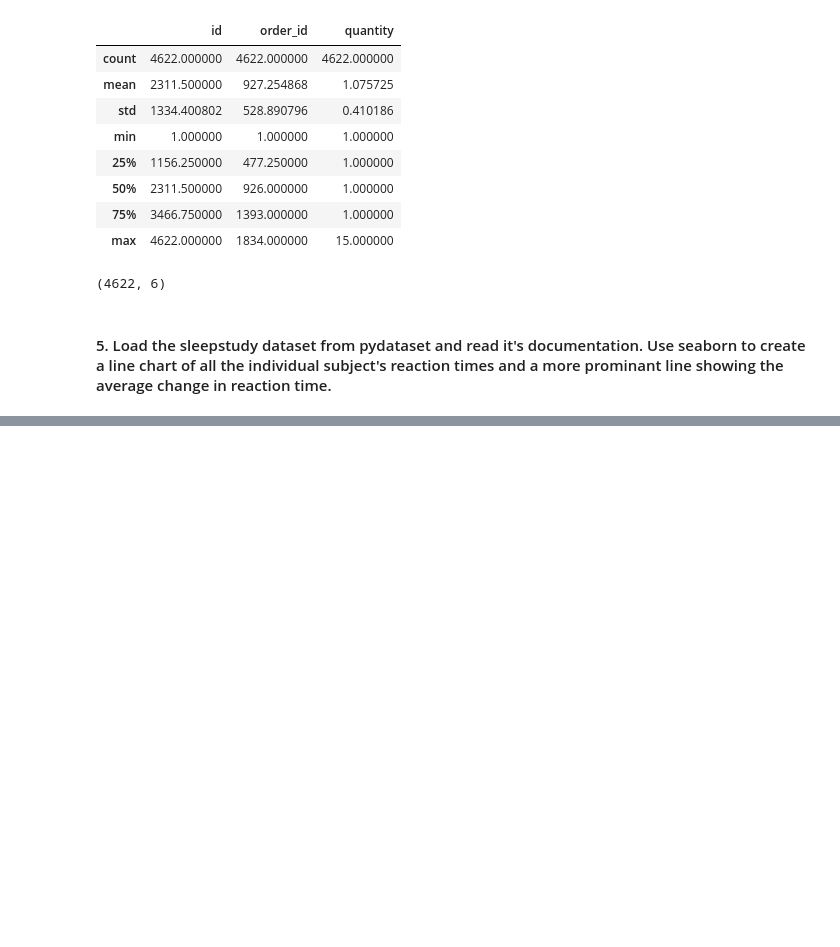
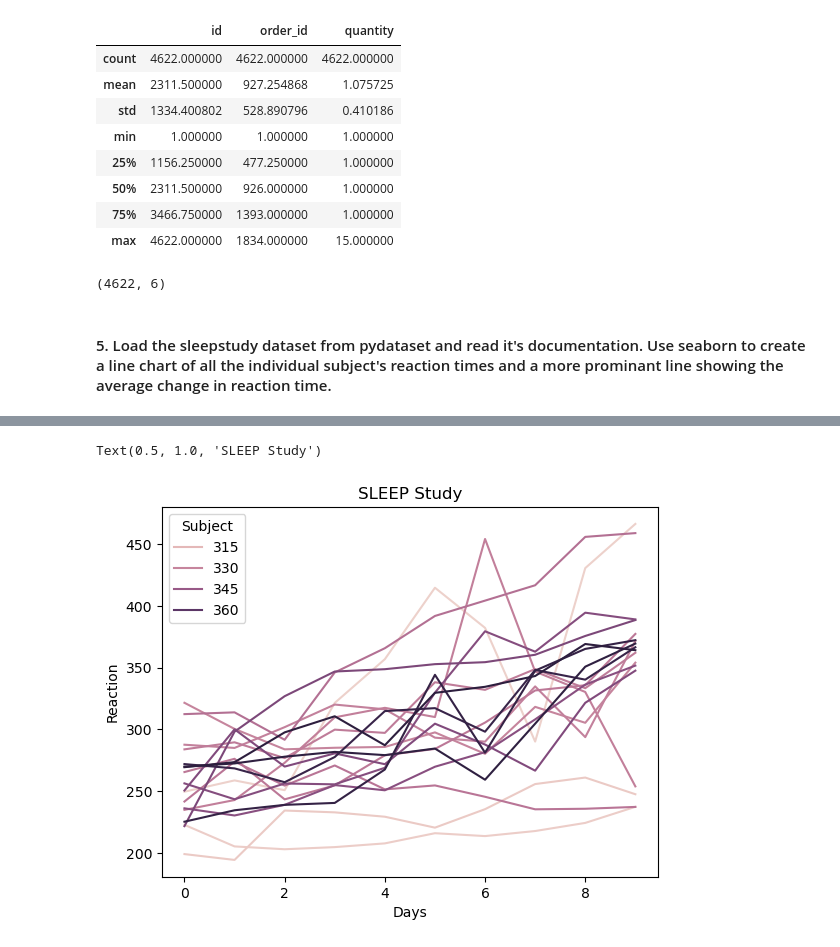
Before and after one commit to annie-carter/numpy-pandas-visualization-exercises, a Jupyter notebook: seaborn_exercises.ipynb, the cells around one changed output, grey strips where cells are left out. Saved outputs shown, nothing was run; the diff lists cells and outputs as text; code cells hidden in the pictures; blank space fills up the shorter version.

```diff
--- a/seaborn_exercises.ipynb
+++ b/seaborn_exercises.ipynb
@@ -290,3 +290,8 @@ most_rev = sum('item_price'* 'quanity')
 # top_four
 # %% [markdown]
 #### 5. Load the sleepstudy dataset from pydataset and read it's documentation. Use seaborn to create a line chart of all the individual subject's reaction times and a more prominant line showing the average change in reaction time.
+# %%
+from pydataset import data
+
+sleepstudy = data("sleepstudy")
+print(sleepstudy.dtypes)
@@ -292,0 +348,6 @@ most_rev = sum('item_price'* 'quanity')
+# %%
+sns.lineplot(data= sleepstudy, x='Days', y='Reaction', hue="Subject")
+plt.title("SLEEP Study")
+# %% [output]
+Text(0.5, 1.0, 'SLEEP Study')
+[figure, added]
```
Also changed, not shown: parts of 5 cells of this notebook, 1 other file.
